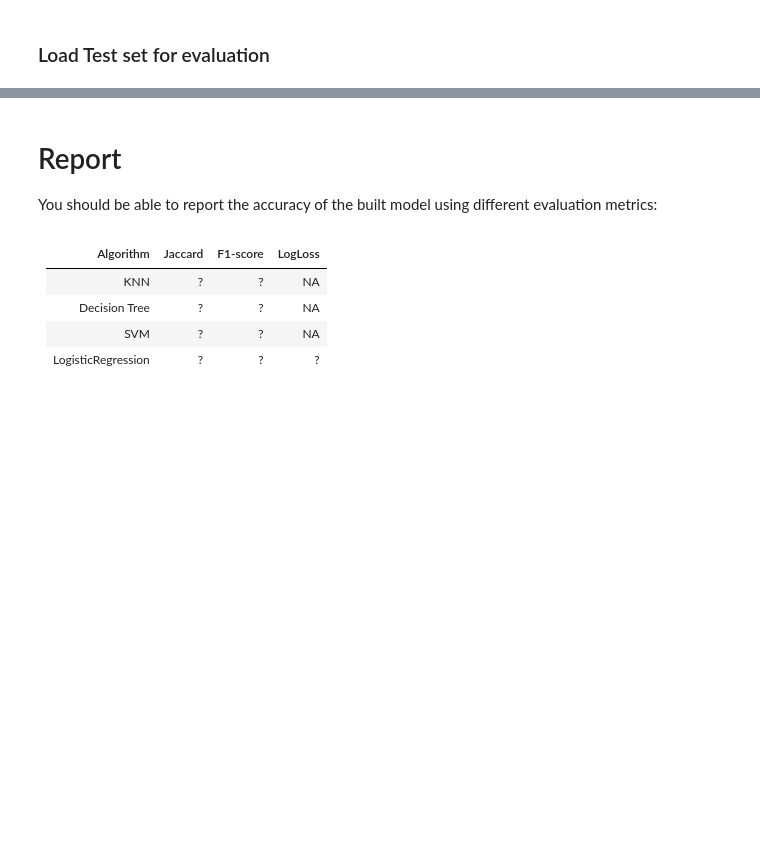
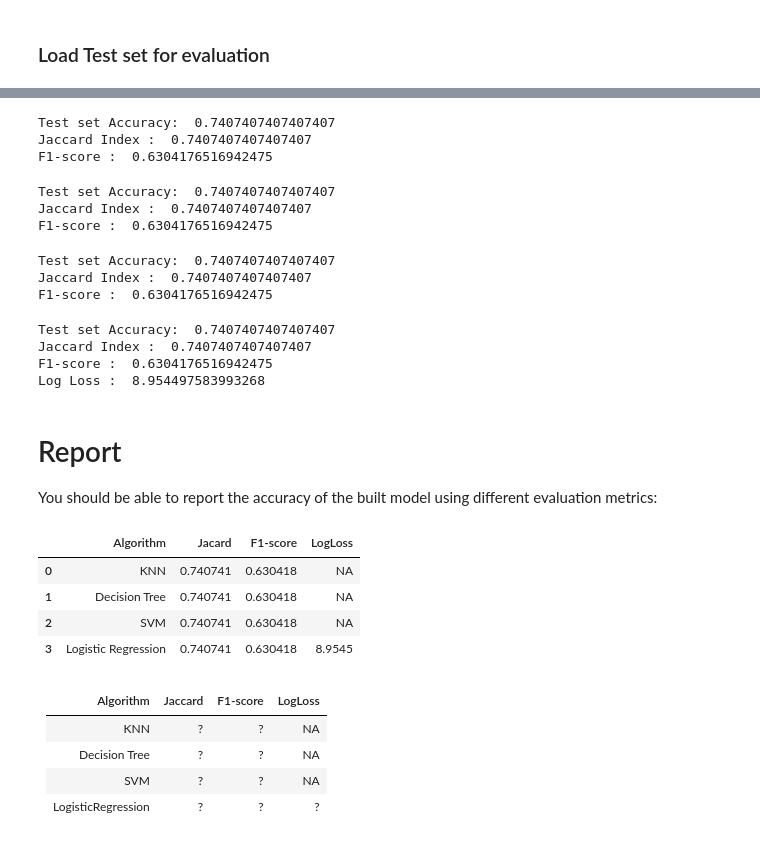
Before and after one commit to speak2mehul/CourseraML, a Jupyter notebook: ML Notebook.ipynb, the cells around one changed output, grey strips where cells are left out. Cells and saved outputs as stored; diff of their text form; code cells hidden in the pictures; blank space fills up the shorter version.

```diff
--- a/ML Notebook.ipynb
+++ b/ML Notebook.ipynb
@@ -307,6 +426,67 @@ test_df.head()
+# %%
+yhat_KNN = neigh.predict(X_test)
+print("Test set Accuracy: ", metrics.accuracy_score(y_test, yhat_KNN))
+from sklearn.metrics import jaccard_similarity_score
+a1=jaccard_similarity_score(y_test, yhat_KNN)
+print("Jaccard Index : ",jaccard_similarity_score(y_test, yhat_KNN))
+from sklearn.metrics import f1_score
+a2=f1_score(y_test, yhat_KNN,average='weighted')
+print("F1-score : ",f1_score(y_test, yhat_KNN,average='weighted'))
+# %% [output]
+Test set Accuracy:  0.7407407407407407
+Jaccard Index :  0.7407407407407407
+F1-score :  0.6304176516942475
+# %%
+yhat_DecisionTree = loanPaidOff.predict(X_test)
+print("Test set Accuracy: ", metrics.accuracy_score(y_test, yhat_DecisionTree))
+b1=jaccard_similarity_score(y_test, yhat_DecisionTree)
+print("Jaccard Index : ",jaccard_similarity_score(y_test, yhat_DecisionTree))
+b2=f1_score(y_test, yhat_DecisionTree,average='weighted')
+print("F1-score : ",f1_score(y_test, yhat_DecisionTree,average='weighted'))
+# %% [output]
+Test set Accuracy:  0.7407407407407407
+Jaccard Index :  0.7407407407407407
+F1-score :  0.6304176516942475
+# %%
+
+yhat_SVM=clf.predict(X_test)
+print("Test set Accuracy: ", metrics.accuracy_score(y_test, yhat_SVM))
+c1=jaccard_similarity_score(y_test, yhat_SVM)
+print("Jaccard Index : ",jaccard_similarity_score(y_test, yhat_SVM))
+c2=f1_score(y_test, yhat_SVM,average='weighted')
+print("F1-score : ",f1_score(y_test, yhat_SVM,average='weighted'))
+# %% [output]
+Test set Accuracy:  0.7407407407407407
+Jaccard Index :  0.7407407407407407
+F1-score :  0.6304176516942475
+# %%
+yhat_Logistic=LR.predict(X_test)
+print("Test set Accuracy: ", metrics.accuracy_score(y_test, yhat_Logistic))
+d1=jaccard_similarity_score(y_test, yhat_Logistic)
+print("Jaccard Index : ", jaccard_similarity_score(y_test, yhat_Logistic))
+yhat_prob = LR.predict_proba(X_test)
+d2=f1_score(y_test, yhat_Logistic,average='weighted')
+print("F1-score : ",d2)
+from sklearn.metrics import log_loss
+d3=log_loss(y_test, yhat_prob)
+print("Log Loss : ",log_loss(y_test, yhat_prob))
+# %% [output]
+Test set Accuracy:  0.7407407407407407
+Jaccard Index :  0.7407407407407407
+F1-score :  0.6304176516942475
+Log Loss :  8.954497583993268
 # %% [markdown]
 # Report
 You should be able to report the accuracy of the built model using different evaluation metrics:
+# %%
+df2=pd.DataFrame({'Algorithm':['KNN','Decision Tree','SVM','Logistic Regression'],'Jacard':[a1,b1,c1,d1],'F1-score':[a2,b2,c2,d2],'LogLoss':['NA','NA','NA',d3]})
+df2
+# %% [output]
+|  | Algorithm | Jacard | F1-score | LogLoss |
+| 0 | KNN | 0.740741 | 0.630418 | NA |
+| 1 | Decision Tree | 0.740741 | 0.630418 | NA |
+| 2 | SVM | 0.740741 | 0.630418 | NA |
+| 3 | Logistic Regression | 0.740741 | 0.630418 | 8.9545 |
 # %% [markdown]
 | Algorithm          | Jaccard | F1-score | LogLoss |
 |--------------------|---------|----------|---------|
```
Also changed, not shown: parts of 18 cells of this notebook.
